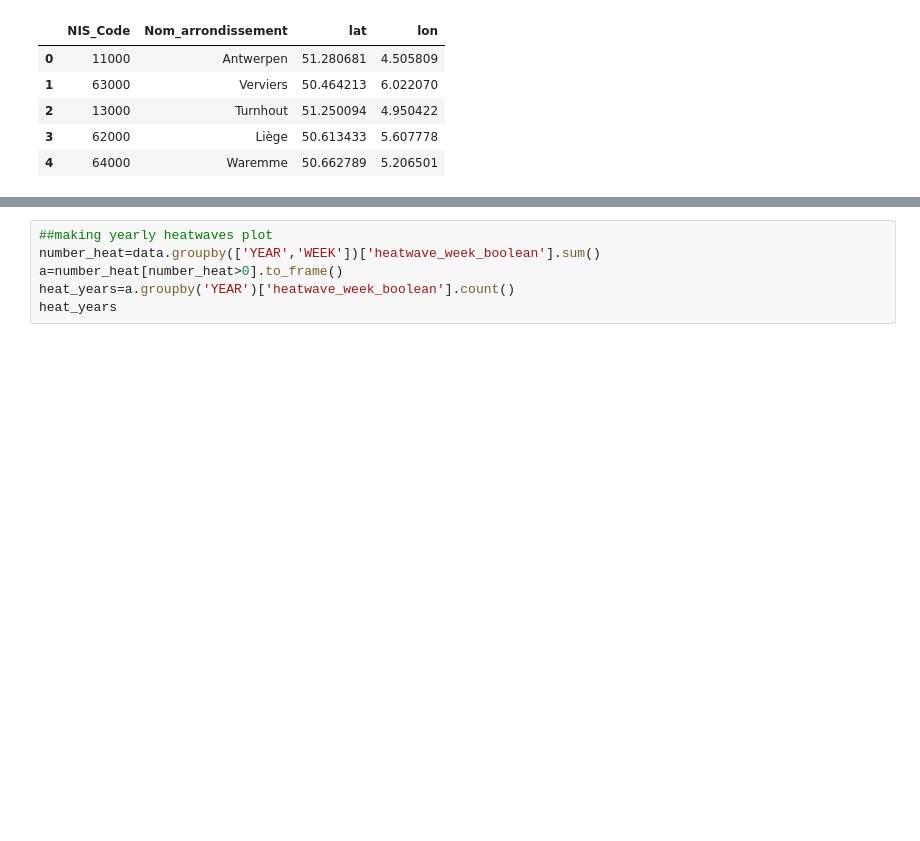
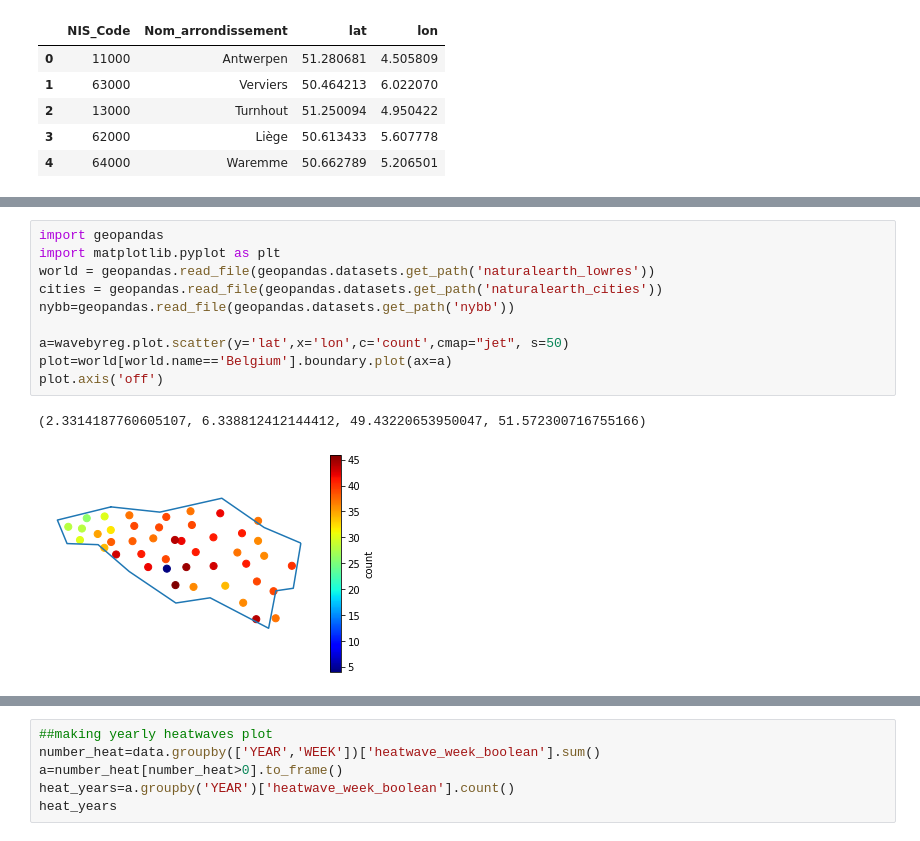
Before and after one commit to mariobecerra/mda_project, a Jupyter notebook: code/EDA.ipynb, the cells around one changed output, grey strips where cells are left out. Cells and saved outputs as stored; diff of their text form; blank space fills up the shorter version.

```diff
--- a/code/EDA.ipynb
+++ b/code/EDA.ipynb
@@ -158,0 +163,13 @@ plot=df.boxplot(column='N_MASK',by=['heatwave_week_boolean','region'])
+# %%
+import geopandas
+import matplotlib.pyplot as plt
+world = geopandas.read_file(geopandas.datasets.get_path('naturalearth_lowres'))
+cities = geopandas.read_file(geopandas.datasets.get_path('naturalearth_cities'))
+nybb=geopandas.read_file(geopandas.datasets.get_path('nybb'))
+
+a=wavebyreg.plot.scatter(y='lat',x='lon',c='count',cmap="jet", s=50)
+plot=world[world.name=='Belgium'].boundary.plot(ax=a)
+plot.axis('off')
+# %% [output]
+(2.3314187760605107, 6.338812412144412, 49.43220653950047, 51.572300716755166)
+[figure, added]
```
Also changed, not shown: parts of 11 cells of this notebook.
